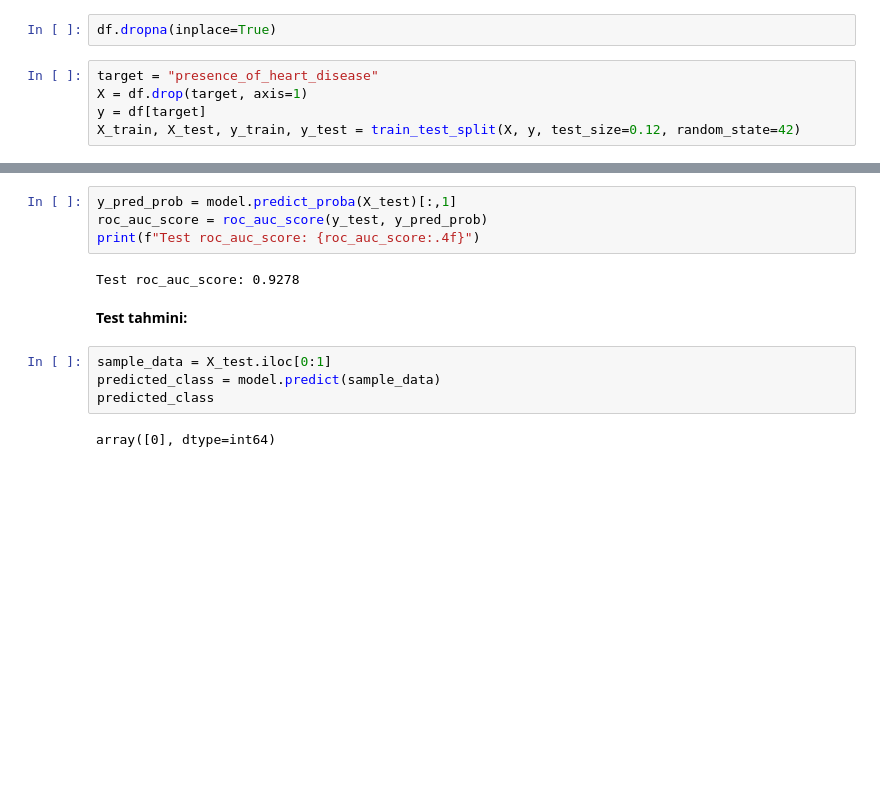
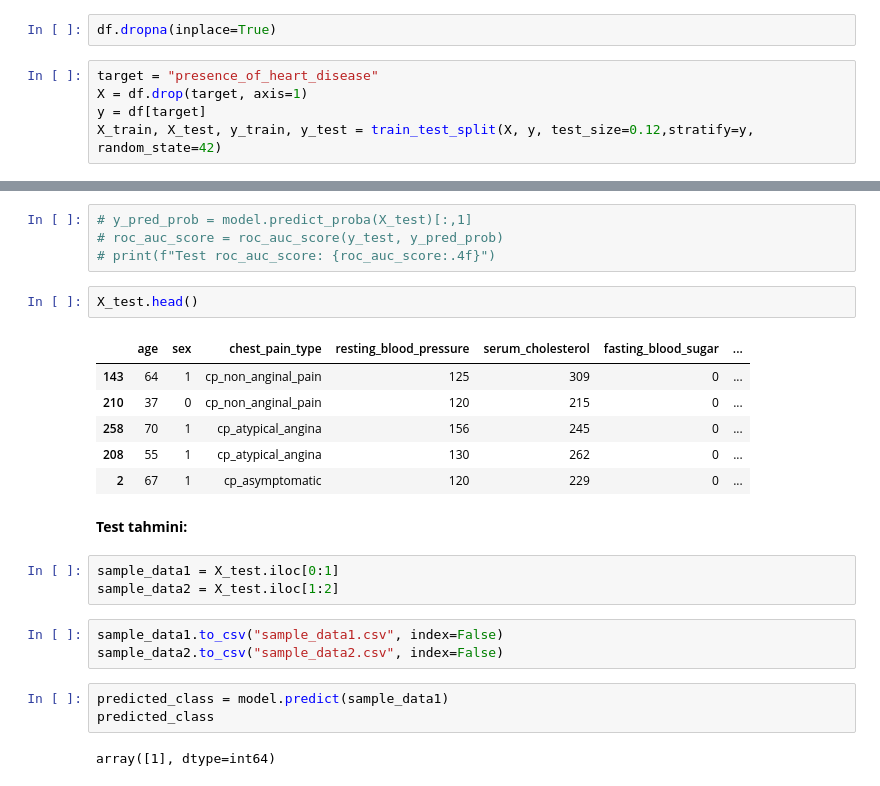
Before and after one commit to kanitvural/heart_disease_project, a Jupyter notebook: hearth_disease_project.ipynb, the cells around one changed output, grey strips where cells are left out. Saved outputs shown, nothing was run; the diff lists cells and outputs as text; blank space fills up the shorter version.

```diff
--- a/hearth_disease_project.ipynb
+++ b/hearth_disease_project.ipynb
@@ -1947,4 +1906,4 @@ df.dropna(inplace=True)
 target = "presence_of_heart_disease"
 X = df.drop(target, axis=1)
 y = df[target]
-X_train, X_test, y_train, y_test = train_test_split(X, y, test_size=0.12, random_state=42)
+X_train, X_test, y_train, y_test = train_test_split(X, y, test_size=0.12,stratify=y, random_state=42)
@@ -1976,14 +1929,26 @@ Test Recall: 0.8333
 # %%
-y_pred_prob = model.predict_proba(X_test)[:,1]
-roc_auc_score = roc_auc_score(y_test, y_pred_prob)
-print(f"Test roc_auc_score: {roc_auc_score:.4f}")
+# y_pred_prob = model.predict_proba(X_test)[:,1]
+# roc_auc_score = roc_auc_score(y_test, y_pred_prob)
+# print(f"Test roc_auc_score: {roc_auc_score:.4f}")
-# %% [output]
-Test roc_auc_score: 0.9278
+# %%
+X_test.head()
+# %% [output]
+|  | age | sex | chest_pain_type | resting_blood_pressure | serum_cholesterol | fasting_blood_sugar | ... |
+| 143 | 64 | 1 | cp_non_anginal_pain | 125 | 309 | 0 | ... |
+| 210 | 37 | 0 | cp_non_anginal_pain | 120 | 215 | 0 | ... |
+| 258 | 70 | 1 | cp_atypical_angina | 156 | 245 | 0 | ... |
+| 208 | 55 | 1 | cp_atypical_angina | 130 | 262 | 0 | ... |
+| 2 | 67 | 1 | cp_asymptomatic | 120 | 229 | 0 | ... |
 # %% [markdown]
 **Test tahmini:**
-# %%
-sample_data = X_test.iloc[0:1]
-predicted_class = model.predict(sample_data)
-predicted_class
-# %% [output]
-array([0], dtype=int64)
+# %%
+sample_data1 = X_test.iloc[0:1]
+sample_data2 = X_test.iloc[1:2]
+# %%
+sample_data1.to_csv("sample_data1.csv", index=False)
+sample_data2.to_csv("sample_data2.csv", index=False)
+# %%
+predicted_class = model.predict(sample_data1)
+predicted_class
+# %% [output]
+array([1], dtype=int64)
```
Also changed, not shown: parts of 9 cells of this notebook, 1 other file.
